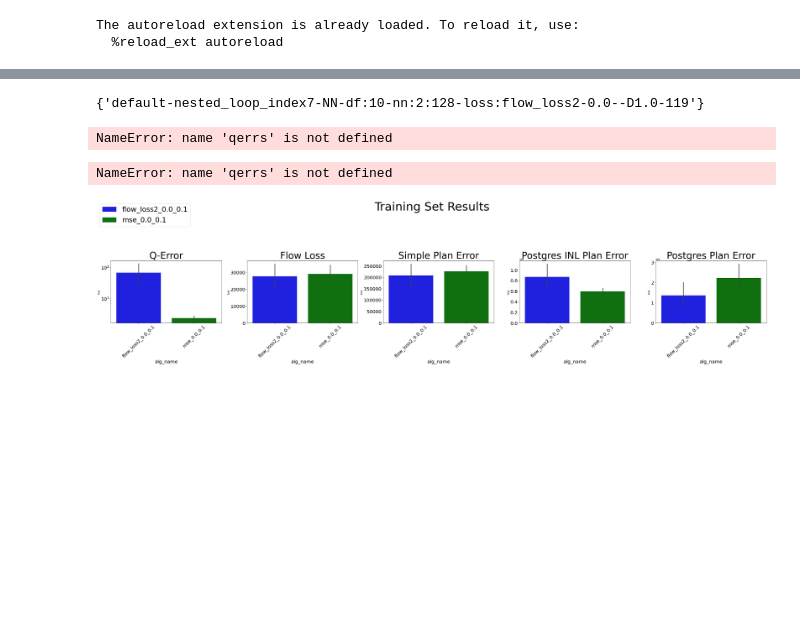
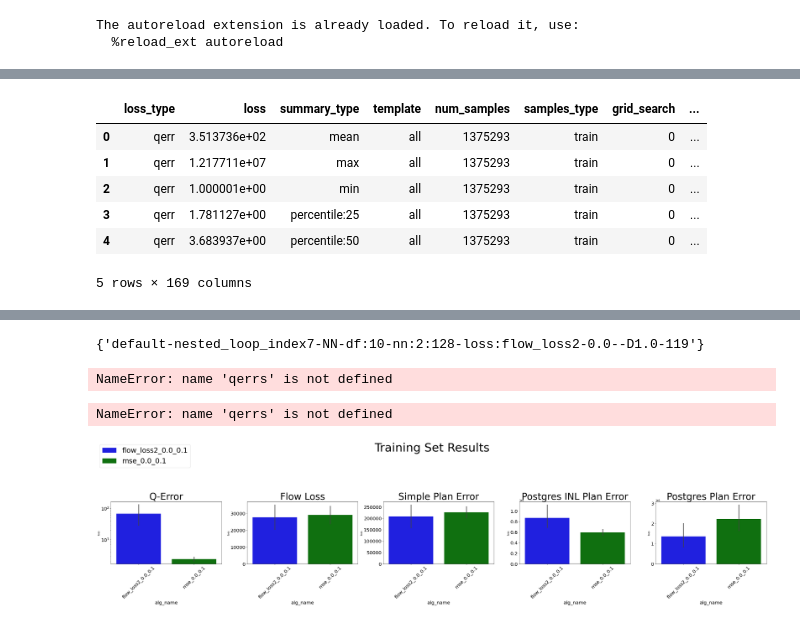
Before and after one commit to parimarjan/learned-cardinalities, a Jupyter notebook: summary_results.ipynb, the cells around one changed output, grey strips where cells are left out. Saved outputs shown, nothing was run; the diff lists cells and outputs as text; code cells hidden in the pictures; blank space fills up the shorter version.

```diff
--- a/summary_results.ipynb
+++ b/summary_results.ipynb
@@ -100,0 +101,10 @@ df["loss"] = abs(df["loss"])
+# %%
+df.head(5)
+# %% [output]
+|  | loss_type | loss | summary_type | template | num_samples | samples_type | grid_search | ... |
+| 0 | qerr | 3.513736e+02 | mean | all | 1375293 | train | 0 | ... |
+| 1 | qerr | 1.217711e+07 | max | all | 1375293 | train | 0 | ... |
+| 2 | qerr | 1.000001e+00 | min | all | 1375293 | train | 0 | ... |
+| 3 | qerr | 1.781127e+00 | percentile:25 | all | 1375293 | train | 0 | ... |
+| 4 | qerr | 3.683937e+00 | percentile:50 | all | 1375293 | train | 0 | ... |
+5 rows × 169 columns
```
Also changed, not shown: parts of 7 cells of this notebook, 5 other files.
